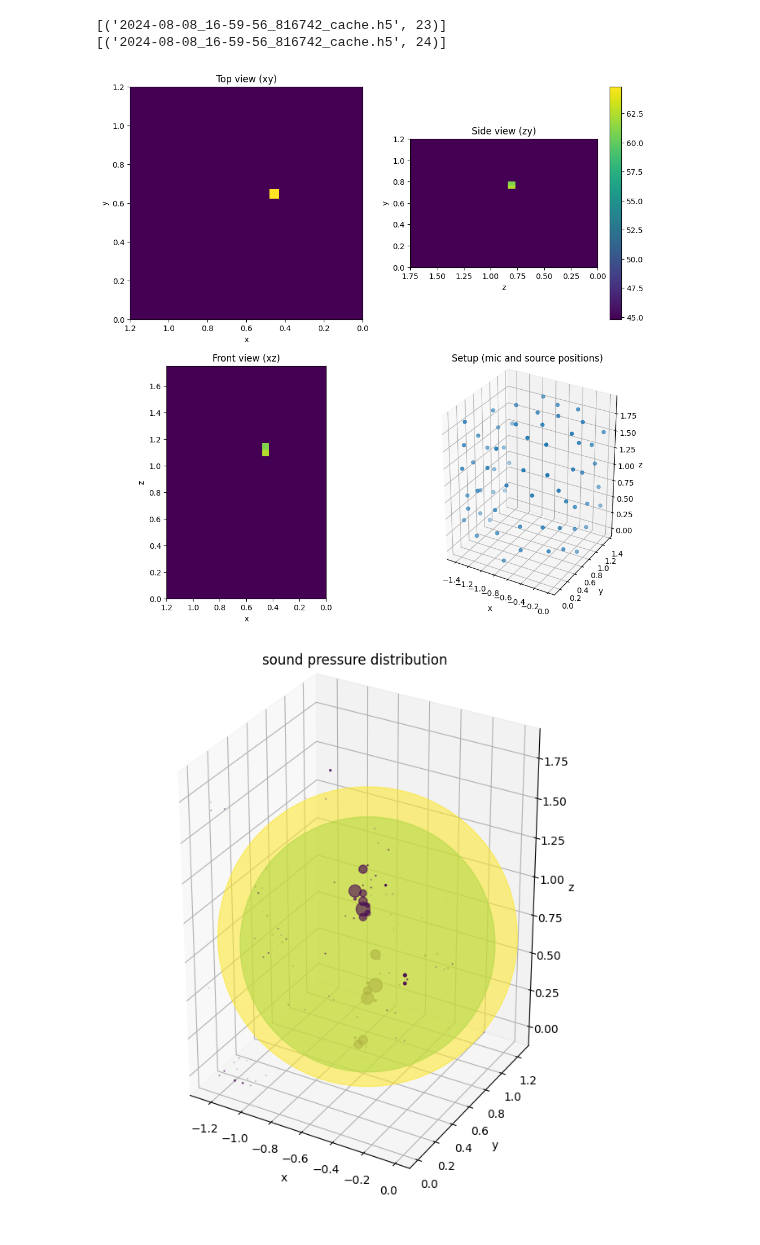
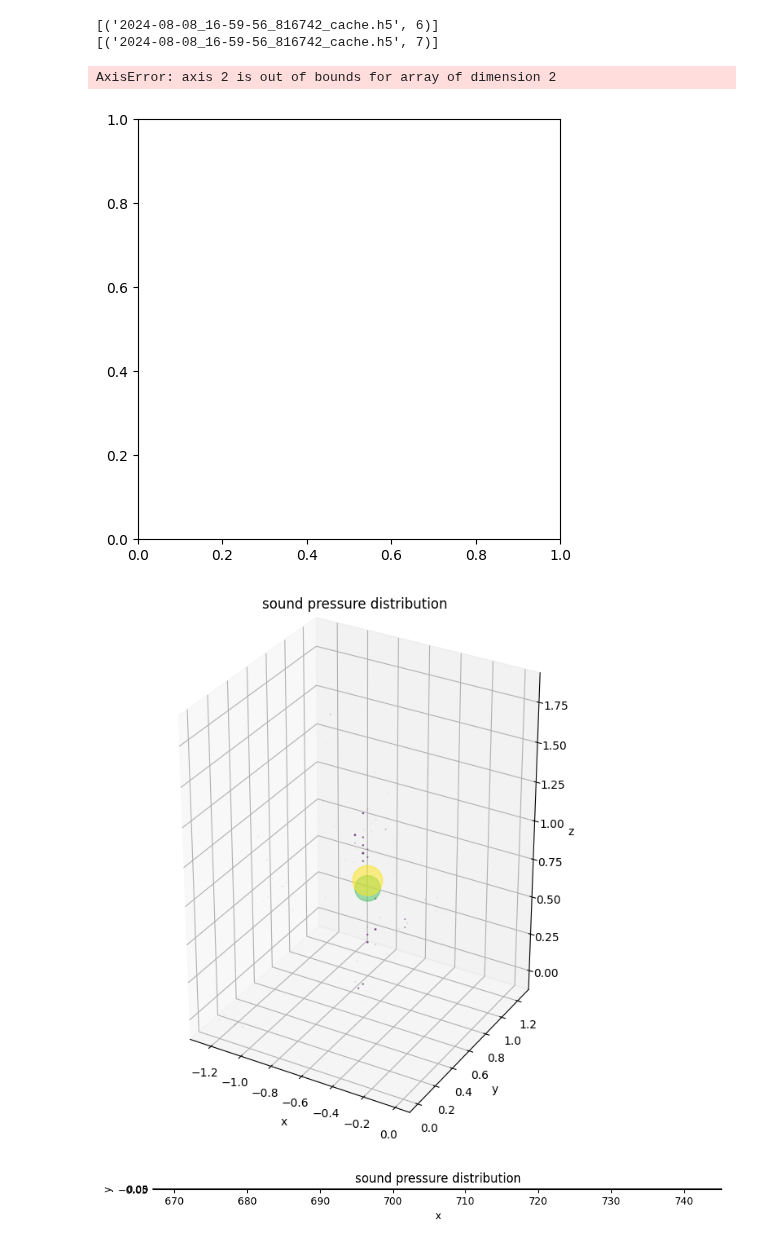
Before and after one commit to Floloffel/Bassoon2425, a Jupyter notebook: evaluation/2025_01_28_Auswertung copy.ipynb, the cells around one changed output. Saved outputs shown, nothing was run; the diff lists cells and outputs as text; code cells hidden in the pictures.

Commit message:
saved visualisation

```diff
--- a/evaluation/2025_01_28_Auswertung copy.ipynb
+++ b/evaluation/2025_01_28_Auswertung copy.ipynb
@@ -24,12 +24,12 @@ data = ac.MaskedTimeSamples(name = name)
 print(f'number of valid channels: {data.numchannels}')
 print('length of measurement: ' + str(data.numsamples/data.sample_freq) + ' s (' + str(data.numsamples) + ' samples)')
 
-# # Load partial measurement
-# start = 5#25#83#26        # in s
-# stop = 13#36#92#36
-# data = ac.MaskedTimeSamples(name = name, start = start*data.sample_freq, stop = stop*data.sample_freq)
+# Load partial measurement
+start = 5#25#83#26        # in s
+stop = 9#36#92#36
+data = ac.MaskedTimeSamples(name = name, start = start*data.sample_freq, stop = stop*data.sample_freq)
 
-# print('length of cropped measurement: ' + str(data.numsamples/data.sample_freq) + ' s (' + str(data.numsamples) + ' samples)')
+print('length of cropped measurement: ' + str(data.numsamples/data.sample_freq) + ' s (' + str(data.numsamples) + ' samples)')
 
 # create WAV file from mic 1
 # ac.tprocess.WriteWAV(source=data, name= 'audioFile1.wav', channels = [0]).save()
@@ -40,16 +41,16 @@ length of measurement: 20.0 s (1024000 samples)
 # calculate CleanSC
 f = ac.PowerSpectra(source=data, window='Hanning', overlap='50%', block_size=2048)#256)#128)
 st = ac.SteeringVector(grid=g, mics=m, steer_type='true location')
-b = ac.BeamformerCleansc(freq_data=f, steer=st)
-# b = ac.fbeamform.BeamformerSODIX(freq_data=f, steer=st)
+# b = ac.BeamformerCleansc(freq_data=f, steer=st)
+b = ac.BeamformerSODIX(freq_data=f, steer=st)
 # %%
 # calculate result
 # map = np.zeros([g.nxsteps,g.nysteps,g.nzsteps])
-map = b.synthetic(250, 3)
+map = b.synthetic(500, 3)
 # map = ac.L_p(map)
 # %% [output]
-[('2024-08-08_16-59-56_816742_cache.h5', 23)]
-[('2024-08-08_16-59-56_816742_cache.h5', 24)]
+[('2024-08-08_16-59-56_816742_cache.h5', 6)]
+[('2024-08-08_16-59-56_816742_cache.h5', 7)]
 # %%
 # plot the results
 from pylab import colorbar, figure, imshow, show, subplot, title, xlabel, ylabel
@@ -115,22 +116,42 @@ ax0.set_title('Setup (mic and source positions)')
 ax0.set_aspect('equal')
 show()
 # %% [output]
+AxisError: axis 2 is out of bounds for array of dimension 2
-[figure, old version]
+[figure, new version]
 # %%
 import matplotlib.pyplot as plt
 
-dotsize = 8
+dotsize = 6
 
 
 fig = plt.figure(figsize = [10,8])
 ax = fig.add_subplot(projection='3d')
 x_m, y_m, z_m = np.meshgrid(np.linspace(0,map.shape[0]*resolution,map.shape[0]),np.linspace(0,map.shape[1]*resolution,map.shape[1]), np.linspace(0,map.shape[2]*resolution,map.shape[2]))
 ax.scatter(-x_m, y_m, z_m, c = map, s = map*10**dotsize)
 ax.set_xlabel('x')
 ax.set_ylabel('y')
 ax.set_zlabel('z')
 ax.set_title('sound pressure distribution')
 ax.set_aspect('equal')
 plt.show()
 # %% [output]
-[figure, old version]
+[figure, new version]
+# %%
+import matplotlib.pyplot as plt
+
+dotsize = 6
+
+
+fig = plt.figure(figsize = [10,8])
+ax = fig.add_subplot()
+# x_m, y_m, z_m = np.meshgrid(np.linspace(0,map.shape[0]*resolution,map.shape[0]),np.linspace(0,map.shape[1]*resolution,map.shape[1]), np.linspace(0,map.shape[2]*resolution,map.shape[2]))
+# ax.scatter(-x_m, y_m, z_m, c = map, s = map*10**dotsize)
+ax.scatter(map[0],map[1])
+ax.set_xlabel('x')
+ax.set_ylabel('y')
+# ax.set_zlabel('z')
+ax.set_title('sound pressure distribution')
+ax.set_aspect('equal')
+plt.show()
+# %% [output]
+[figure, added]
```
Also changed, not shown: parts of 1 cell of this notebook, 1 other file.
